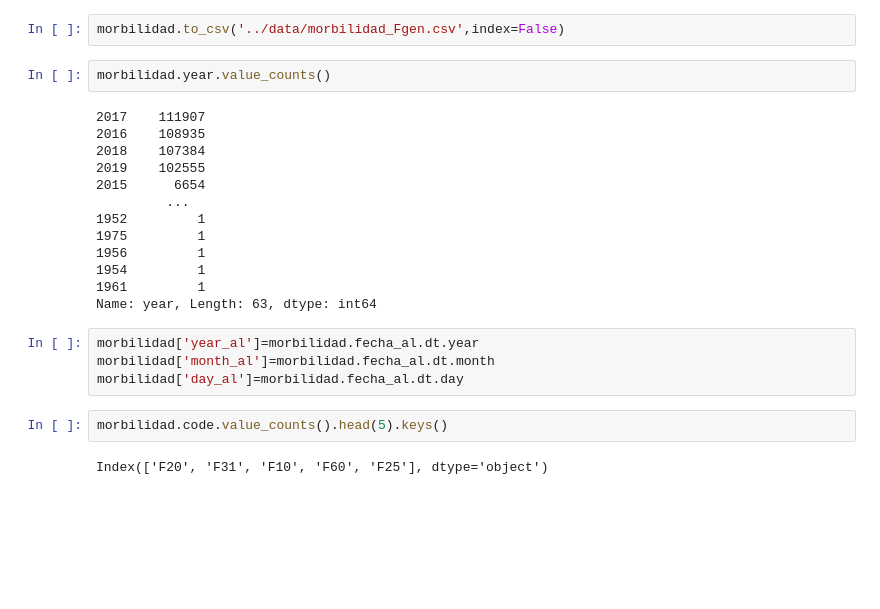
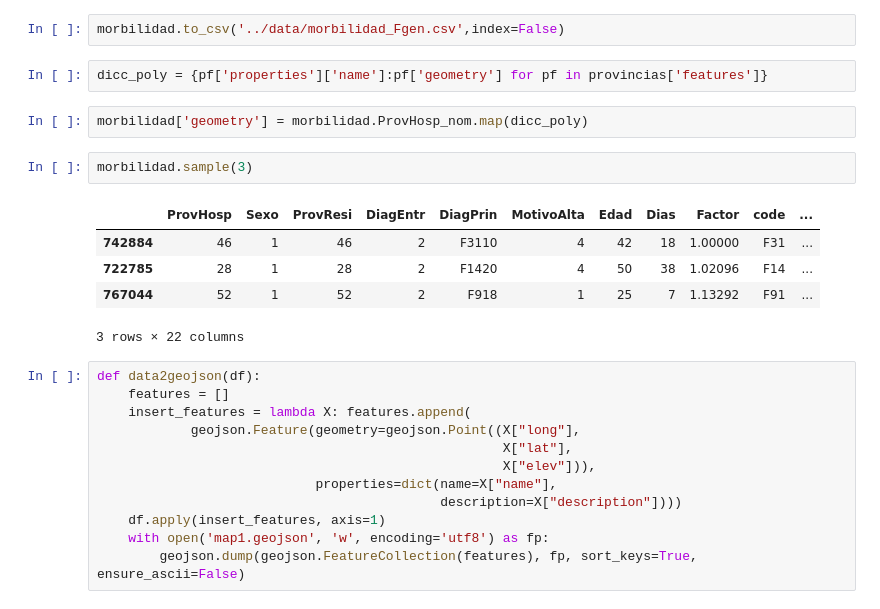
Before and after one commit to emarfer/healthy_mental_health, a Jupyter notebook: notebooks/02_morbilidad_hospitalaria_16_19.ipynb, the cells around one changed output. Cells and saved outputs as stored; diff of their text form; blank space fills up the shorter version.

```diff
--- a/notebooks/02_morbilidad_hospitalaria_16_19.ipynb
+++ b/notebooks/02_morbilidad_hospitalaria_16_19.ipynb
@@ -191,26 +194,27 @@ morbilidad.sample(3)
 3 rows × 21 columns
 # %%
 morbilidad.to_csv('../data/morbilidad_Fgen.csv',index=False)
-# %%
-morbilidad.year.value_counts()
-# %% [output]
-2017    111907
-2016    108935
-2018    107384
-2019    102555
-2015      6654
-         ...
-1952         1
-1975         1
-1956         1
-1954         1
-1961         1
-Name: year, Length: 63, dtype: int64
-# %%
-morbilidad['year_al']=morbilidad.fecha_al.dt.year
-morbilidad['month_al']=morbilidad.fecha_al.dt.month
-morbilidad['day_al']=morbilidad.fecha_al.dt.day
-# %%
-morbilidad.code.value_counts().head(5).keys()
-# %% [output]
-Index(['F20', 'F31', 'F10', 'F60', 'F25'], dtype='object')
+# %%
+dicc_poly = {pf['properties']['name']:pf['geometry'] for pf in provincias['features']}
+# %%
+morbilidad['geometry'] = morbilidad.ProvHosp_nom.map(dicc_poly)
+# %%
+morbilidad.sample(3)
+# %% [output]
+|  | ProvHosp | Sexo | ProvResi | DiagEntr | DiagPrin | MotivoAlta | Edad | Dias | Factor | code | ... |
+| 742884 | 46 | 1 | 46 | 2 | F3110 | 4 | 42 | 18 | 1.00000 | F31 | ... |
+| 722785 | 28 | 1 | 28 | 2 | F1420 | 4 | 50 | 38 | 1.02096 | F14 | ... |
+| 767044 | 52 | 1 | 52 | 2 | F918 | 1 | 25 | 7 | 1.13292 | F91 | ... |
+3 rows × 22 columns
+# %%
+def data2geojson(df):
+    features = []
+    insert_features = lambda X: features.append(
+            geojson.Feature(geometry=geojson.Point((X["long"],
+                                                    X["lat"],
+                                                    X["elev"])),
+                            properties=dict(name=X["name"],
+                                            description=X["description"])))
+    df.apply(insert_features, axis=1)
+    with open('map1.geojson', 'w', encoding='utf8') as fp:
+        geojson.dump(geojson.FeatureCollection(features), fp, sort_keys=True, ensure_ascii=False)
```
Also changed, not shown: parts of 6 cells of this notebook, 1 other file.
